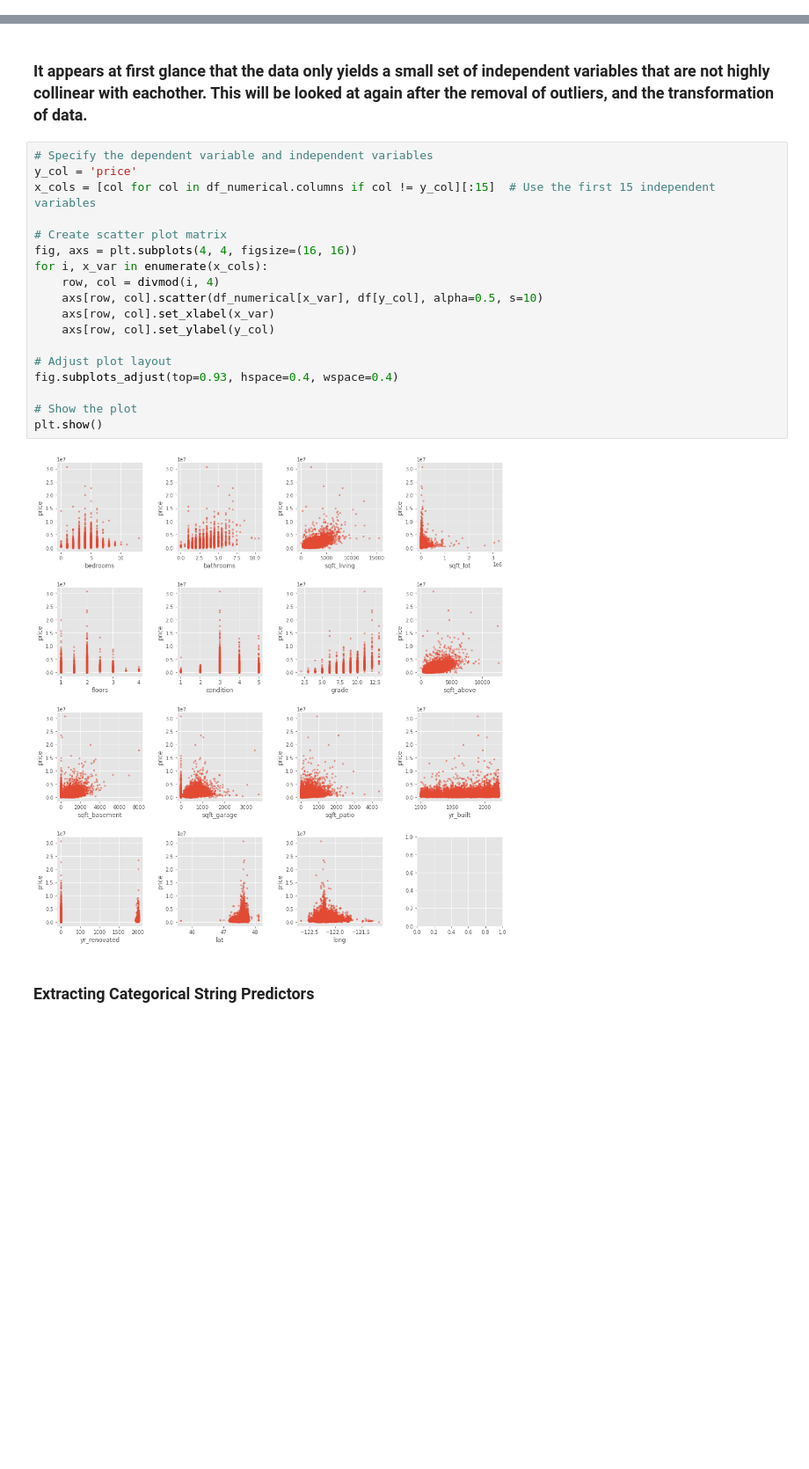
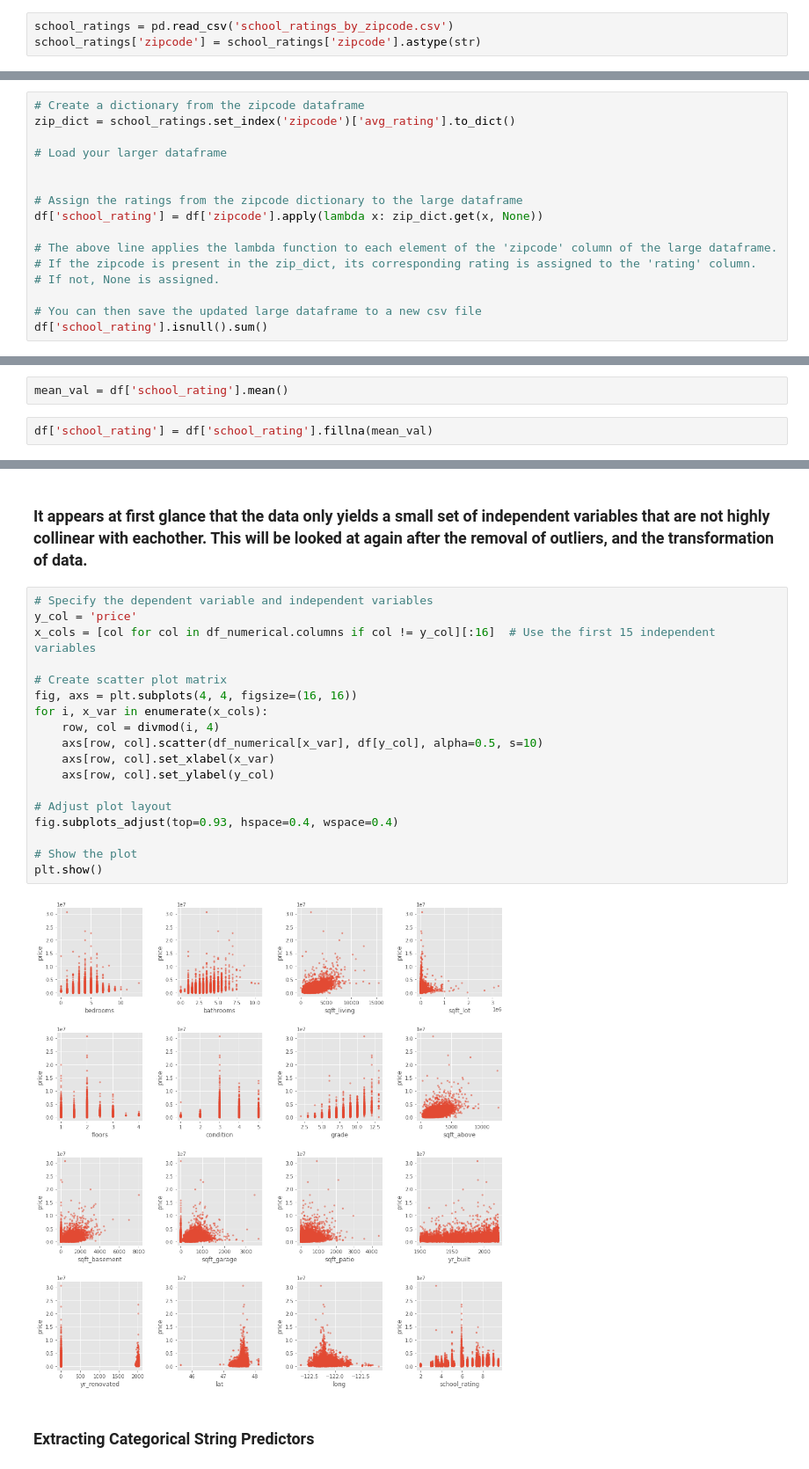
Before and after one commit to andrewkoji/Housing_Linear_Model_Project, a Jupyter notebook: final_notebook.ipynb, the cells around one changed output, grey strips where cells are left out. Shown at 88% size. Drawn from its saved outputs; the diff is of its cells as text; blank space fills up the shorter version.

```diff
--- a/final_notebook.ipynb
+++ b/final_notebook.ipynb
@@ -335,0 +336,3 @@ len(df['zipcode'].unique())
+# %%
+school_ratings = pd.read_csv('school_ratings_by_zipcode.csv')
+school_ratings['zipcode'] = school_ratings['zipcode'].astype(str)
@@ -335,0 +341,16 @@ len(df['zipcode'].unique())
+# %%
+# Create a dictionary from the zipcode dataframe
+zip_dict = school_ratings.set_index('zipcode')['avg_rating'].to_dict()
+
+# Load your larger dataframe
+
+
+# Assign the ratings from the zipcode dictionary to the large dataframe
+df['school_rating'] = df['zipcode'].apply(lambda x: zip_dict.get(x, None))
+
+# The above line applies the lambda function to each element of the 'zipcode' column of the large dataframe.
+# If the zipcode is present in the zip_dict, its corresponding rating is assigned to the 'rating' column.
+# If not, None is assigned.
+
+# You can then save the updated large dataframe to a new csv file
+df['school_rating'].isnull().sum()
@@ -335,0 +361,4 @@ len(df['zipcode'].unique())
+# %%
+mean_val = df['school_rating'].mean()
+# %%
+df['school_rating'] = df['school_rating'].fillna(mean_val)
@@ -491,23 +526,23 @@ get_vifs(df_numerical)
 # %%
 # Specify the dependent variable and independent variables
 y_col = 'price'
-x_cols = [col for col in df_numerical.columns if col != y_col][:15]  # Use the first 15 independent variables
+x_cols = [col for col in df_numerical.columns if col != y_col][:16]  # Use the first 15 independent variables
 
 # Create scatter plot matrix
 fig, axs = plt.subplots(4, 4, figsize=(16, 16))
 for i, x_var in enumerate(x_cols):
     row, col = divmod(i, 4)
     axs[row, col].scatter(df_numerical[x_var], df[y_col], alpha=0.5, s=10)
     axs[row, col].set_xlabel(x_var)
     axs[row, col].set_ylabel(y_col)
 
 # Adjust plot layout
 fig.subplots_adjust(top=0.93, hspace=0.4, wspace=0.4)
 
 # Show the plot
 plt.show()
 # %% [output]
-[figure, old version]
+[figure, new version]
 # %% [markdown]
 ### Extracting Categorical String Predictors
 # %%
```
Also changed, not shown: parts of 47 cells of this notebook, 2 other files.
